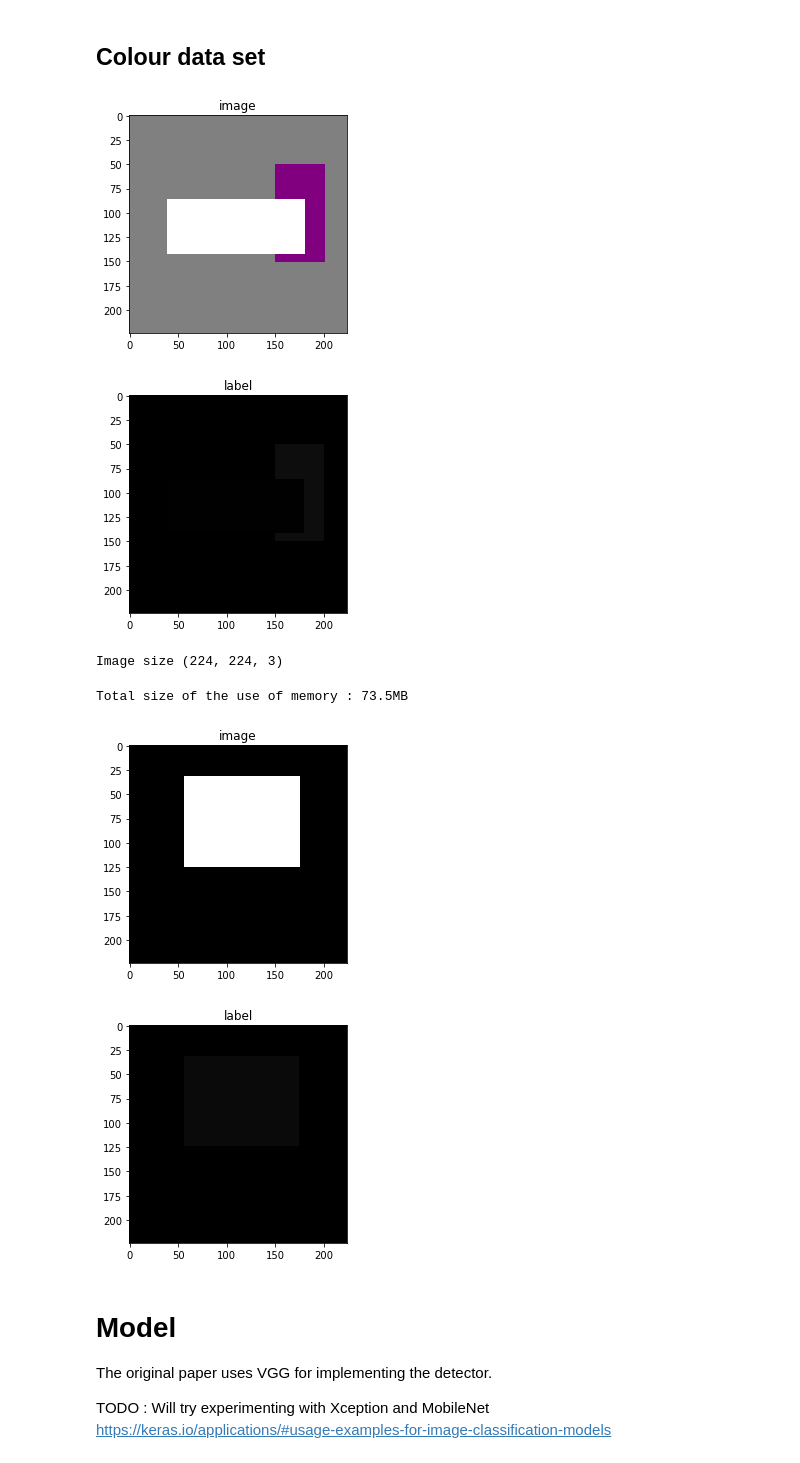
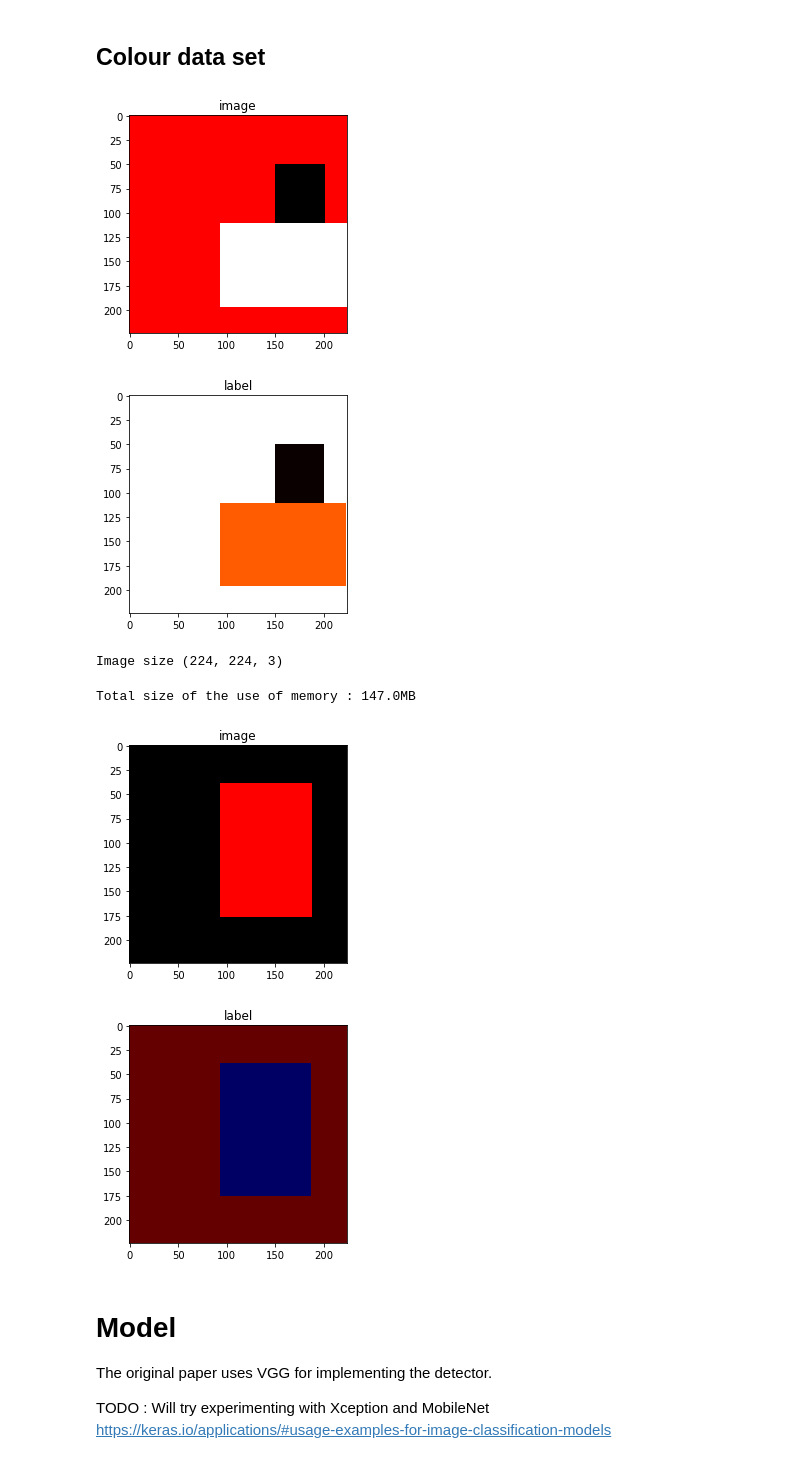
Before and after one commit to rdjondo/SimplisticSSD, a Jupyter notebook: SimpleSegNet_synthetic_dataset.ipynb, the cells around one changed output. Saved outputs shown, nothing was run; the diff lists cells and outputs as text; code cells hidden in the pictures.

```diff
--- a/SimpleSegNet_synthetic_dataset.ipynb
+++ b/SimpleSegNet_synthetic_dataset.ipynb
@@ -47,19 +47,19 @@ class TrainingImage:
         BLACK_CLASS : (0,0,0),
         WHITE_CLASS : (255,255,255),
         RED_CLASS : (255,0,0),
-        LIME_CLASS : (0,255,0),
-        BLUE_CLASS : (0,0,255),
-        YELLOW_CLASS : (255,255,0),
-        CYAN_CLASS : (0,255,255),
-        MAGENTA_CLASS : (255,0,255),
-        SILVER_CLASS : (192,192,192),
-        GRAY_CLASS : (128,128,128),
-        MAROON_CLASS : (128,0,0),
-        OLIVE_CLASS : (128,128,0),
-        GREEN_CLASS : (0,128,0),
-        PURPLE_CLASS : (128,0,128),
-        TEAL_CLASS : (0,128,128),
-        NAVY_CLASS : (0,0,128),
+#         LIME_CLASS : (0,255,0),
+#         BLUE_CLASS : (0,0,255),
+#         YELLOW_CLASS : (255,255,0),
+#         CYAN_CLASS : (0,255,255),
+#         MAGENTA_CLASS : (255,0,255),
+#         SILVER_CLASS : (192,192,192),
+#         GRAY_CLASS : (128,128,128),
+#         MAROON_CLASS : (128,0,0),
+#         OLIVE_CLASS : (128,128,0),
+#         GREEN_CLASS : (0,128,0),
+#         PURPLE_CLASS : (128,0,128),
+#         TEAL_CLASS : (0,128,128),
+#         NAVY_CLASS : (0,0,128),
     }
 
     def __init__(self, size=(224,224, 3), backgd_color_class=BLACK_CLASS):
@@ -75,12 +75,13 @@ class TrainingImage:
         self.clear()
         for channel in range(0, 3):
             self.image[:,:,channel] = TrainingImage.COLOR[self.backgd_color_class][channel]
-        self.label[:,:, self.backgd_color_class] = self.backgd_color_class
+        self.label[:,:, self.backgd_color_class] = 1
 
     def createRectangle(self, pt1, pt2, color_class=WHITE_CLASS):
         cv2.rectangle(self.image,
                       pt1[::-1], pt2[::-1], TrainingImage.COLOR[color_class], thickness=cv2.FILLED)
-        self.label[pt1[0]:pt2[0],pt1[1]:pt2[1]] =  color_class
+        self.label[pt1[0]:pt2[0],pt1[1]:pt2[1], :] =  0 # Clear exisiting labels in target position
+        self.label[pt1[0]:pt2[0],pt1[1]:pt2[1], color_class] =  1
 
     def addRandRectangle(self, color_class=WHITE_CLASS):
         image_size = self.image.shape
@@ -89,9 +90,9 @@ class TrainingImage:
         self.createRectangle( pt1, pt2, color_class=color_class)
 
 image_size = (224,224, 3)
-trainim = TrainingImage(size=image_size , backgd_color_class=TrainingImage.GRAY_CLASS)
-trainim.createRectangle( (50,150) , (150,200), color_class=TrainingImage.PURPLE_CLASS)
-trainim.addRandRectangle()
+trainim = TrainingImage(size=image_size , backgd_color_class=TrainingImage.RED_CLASS)
+trainim.createRectangle( (50,150) , (150,200), color_class=TrainingImage.BLACK_CLASS)
+trainim.addRandRectangle(TrainingImage.WHITE_CLASS)
 
 # Plot background
 plt.imshow(trainim.image)
@@ -99,14 +100,15 @@ plt.title('image')
 plt.show()
 
 # Plot background
-plt.imshow(trainim.label[:,:,11:14])
+#plt.imshow(trainim.label[:,:,11:14])
+plt.imshow(trainim.label.argmax(axis=2), cmap='hot')
 plt.title('label')
 plt.show()
 
 print('Image size {}'.format(trainim.image.shape))
 # %% [output]
-[figure, old version]
+[figure, new version]
-[figure, old version]
+[figure, new version]
 Image size (224, 224, 3)
 # %%
 # Generate color training dataset
@@ -114,11 +116,13 @@ from functools import reduce
 
 
 NUM_TRAIN = 512
+num_classes = len(TrainingImage.COLOR.keys())
 image_size = (224,224, 3)
+label_size = (224,224, num_classes)
 size_in_memory = 1
 image_mem = reduce(lambda a,b : a*b ,image_size, 1)
-num_classes = len(TrainingImage.COLOR.keys())
-total_train_mem = NUM_TRAIN * image_mem
+label_mem = reduce(lambda a,b : a*b ,label_size, 1)
+total_train_mem = NUM_TRAIN * (image_mem + label_mem)
 print('Total size of the use of memory : {}MB'.format(total_train_mem/(1024*1024)))
 
 X_TRAIN_SIZE = (NUM_TRAIN,) + image_size
@@ -130,27 +134,31 @@ trainim = TrainingImage(size=image_size)
 
 for i in range(NUM_TRAIN):
     trainim.createImageBackground(TrainingImage.BLACK_CLASS)
-    trainim.addRandRectangle(color_class=TrainingImage.WHITE_CLASS)
+    if(random.random()>0.5):
+        trainim.addRandRectangle(color_class=TrainingImage.WHITE_CLASS)
+    else:
+        trainim.addRandRectangle(color_class=TrainingImage.RED_CLASS)
     X_train[i] = trainim.image
     y_train[i] = trainim.label
 # %% [output]
-Total size of the use of memory : 73.5MB
+Total size of the use of memory : 147.0MB
 # %%
 # Generate color evaluation dataset
 
 
 # Plot background
-plt.imshow(X_train[2])
+idx = 4
+plt.imshow(X_train[idx])
 plt.title('image')
 plt.show()
 
 # Plot background
-plt.imshow(y_train[2,:,:,11:14]*10)
+plt.imshow(y_train[idx,:,:,0:3]*100)
 plt.title('label')
 plt.show()
 
 
 # Generate color test dataset
 # %% [output]
-[figure, old version]
+[figure, new version]
-[figure, old version]
+[figure, new version]
```
Also changed, not shown: parts of 8 cells of this notebook.
